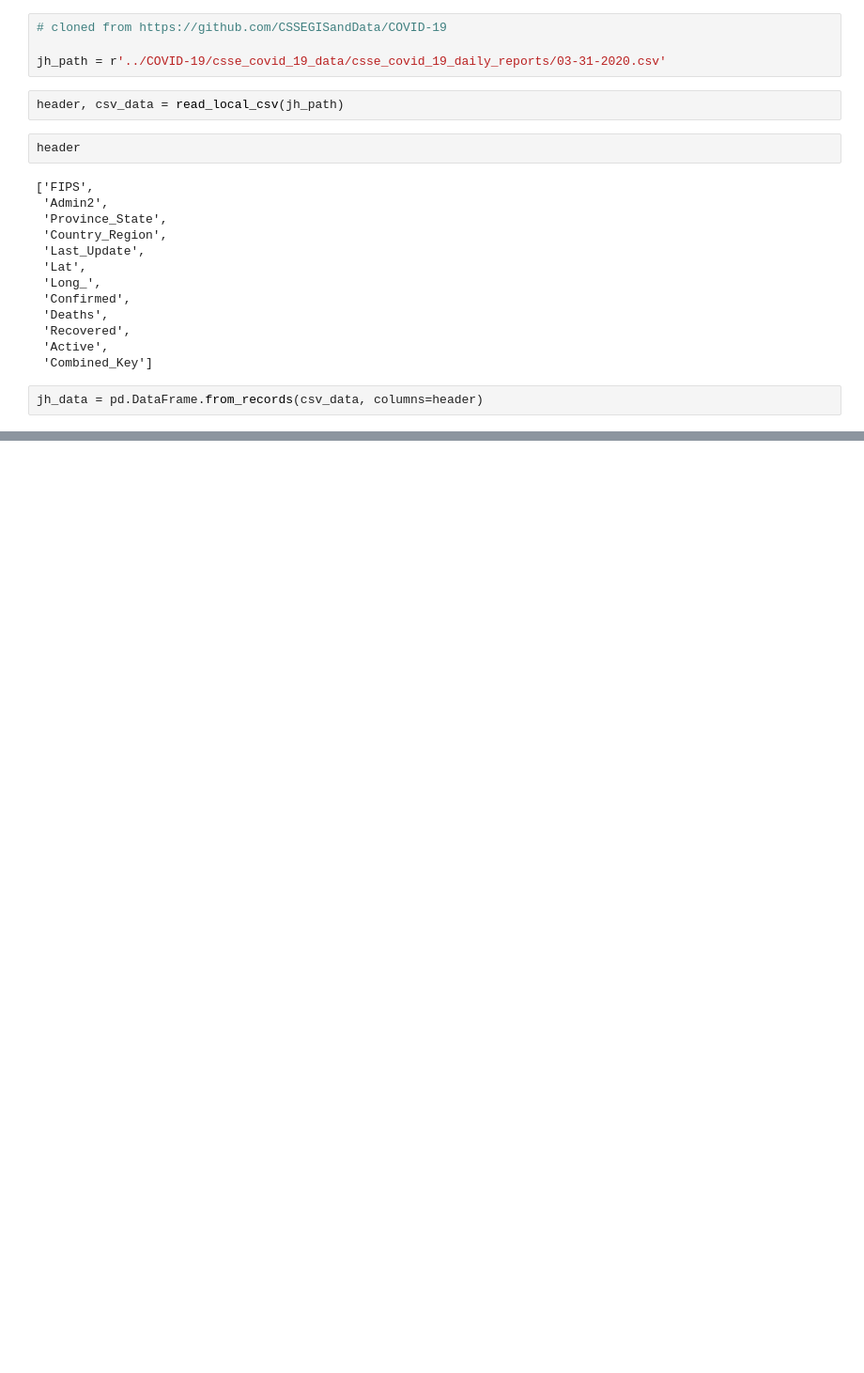
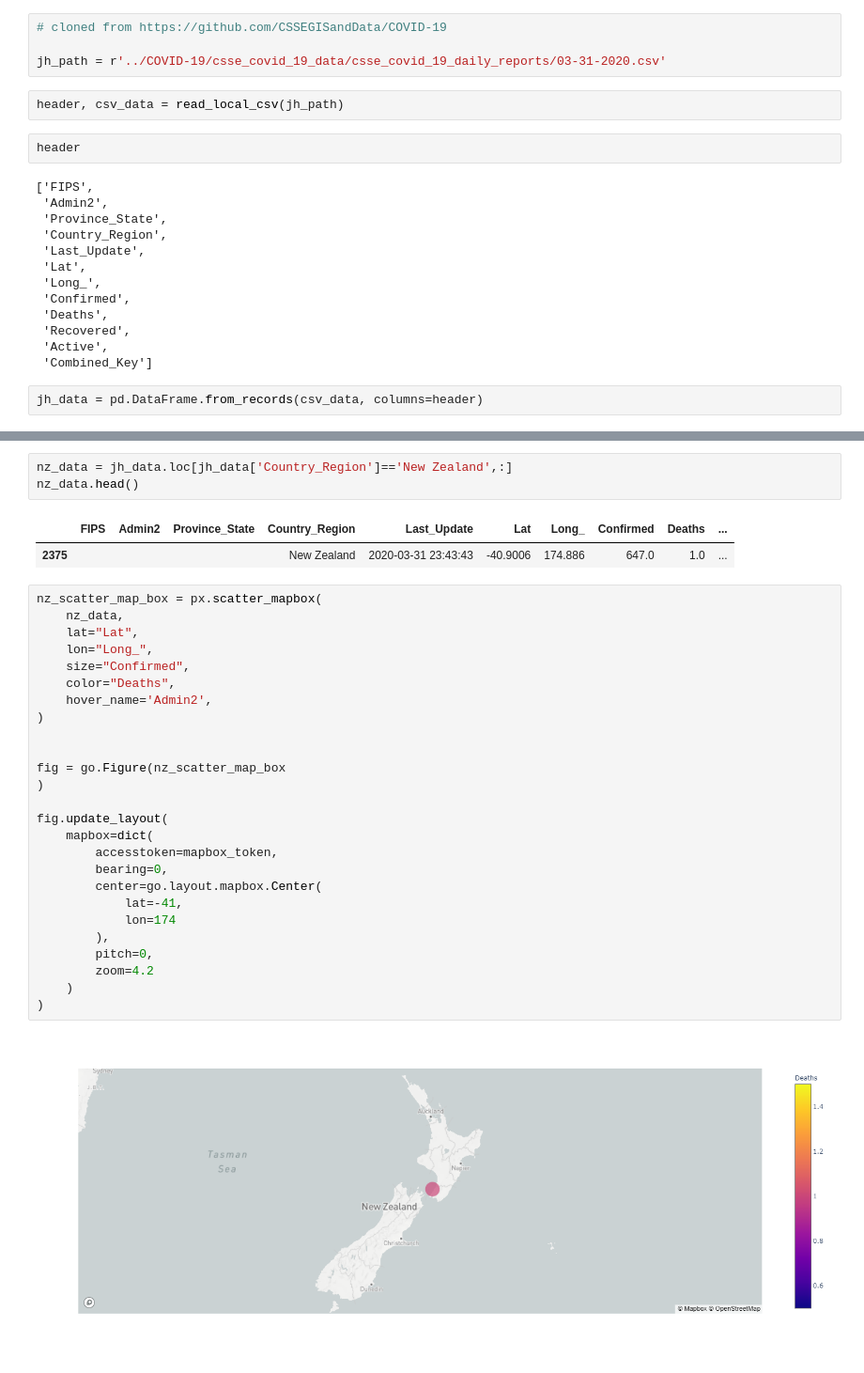
Before and after one commit to jasonstewartnz/spread-simulator, a Jupyter notebook: actual_cases.ipynb, the cells around one changed output, grey strips where cells are left out. Shown at 94% size. Drawn from its saved outputs; the diff is of its cells as text; blank space fills up the shorter version.

```diff
--- a/actual_cases.ipynb
+++ b/actual_cases.ipynb
@@ -94,0 +116,34 @@ jh_data
+# %%
+nz_data = jh_data.loc[jh_data['Country_Region']=='New Zealand',:]
+nz_data.head()
+# %% [output]
+|  | FIPS | Admin2 | Province_State | Country_Region | Last_Update | Lat | Long_ | Confirmed | Deaths | ... |
+| 2375 |  |  |  | New Zealand | 2020-03-31 23:43:43 | -40.9006 | 174.886 | 647.0 | 1.0 | ... |
+# %%
+nz_scatter_map_box = px.scatter_mapbox(
+    nz_data,
+    lat="Lat",
+    lon="Long_",
+    size="Confirmed",
+    color="Deaths",
+    hover_name='Admin2',
+)
+
+
+fig = go.Figure(nz_scatter_map_box
+)
+
+fig.update_layout(
+    mapbox=dict(
+        accesstoken=mapbox_token,
+        bearing=0,
+        center=go.layout.mapbox.Center(
+            lat=-41,
+            lon=174
+        ),
+        pitch=0,
+        zoom=4.2
+    )
+)
+# %% [output]
+[figure, added]
```
Also changed, not shown: parts of 9 cells of this notebook.
